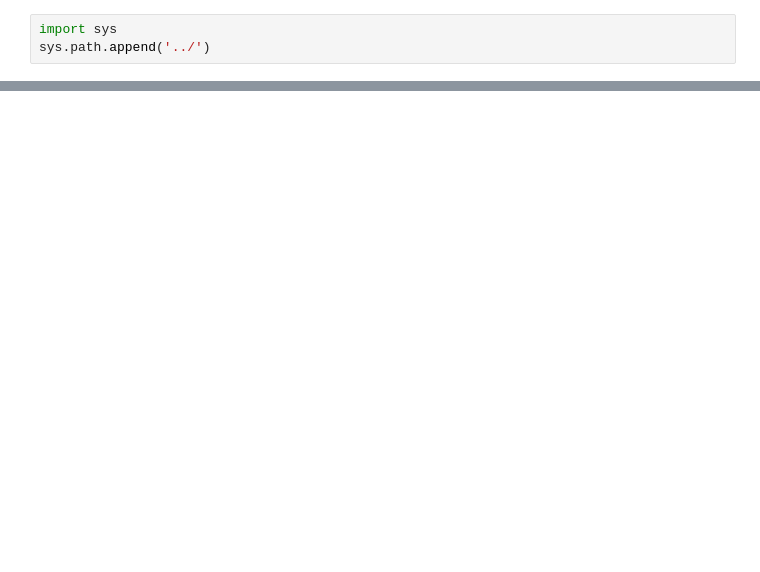
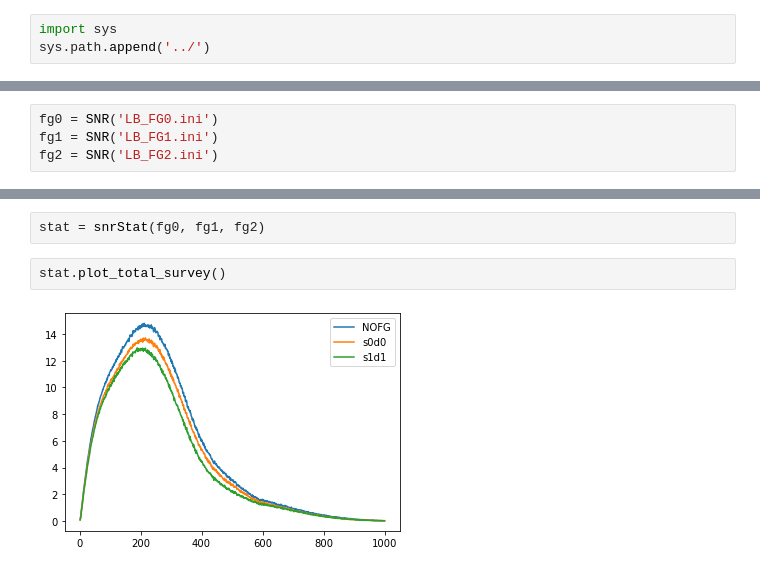
Before and after one commit to antolonappan/dell, a Jupyter notebook: Notebooks/SNR.ipynb, the cells around one changed output, grey strips where cells are left out. Saved outputs shown, nothing was run; the diff lists cells and outputs as text; blank space fills up the shorter version.

```diff
--- a/Notebooks/SNR.ipynb
+++ b/Notebooks/SNR.ipynb
@@ -13,0 +17,4 @@ S/N tomographic case: MCN0_withFG = 74.4
+# %%
+fg0 = SNR('LB_FG0.ini')
+fg1 = SNR('LB_FG1.ini')
+fg2 = SNR('LB_FG2.ini')
@@ -13,0 +34,6 @@ S/N tomographic case: MCN0_withFG = 74.4
+# %%
+stat = snrStat(fg0, fg1, fg2)
+# %%
+stat.plot_total_survey()
+# %% [output]
+[figure, added]
```
Also changed, not shown: parts of 6 cells of this notebook, 6 other files.
